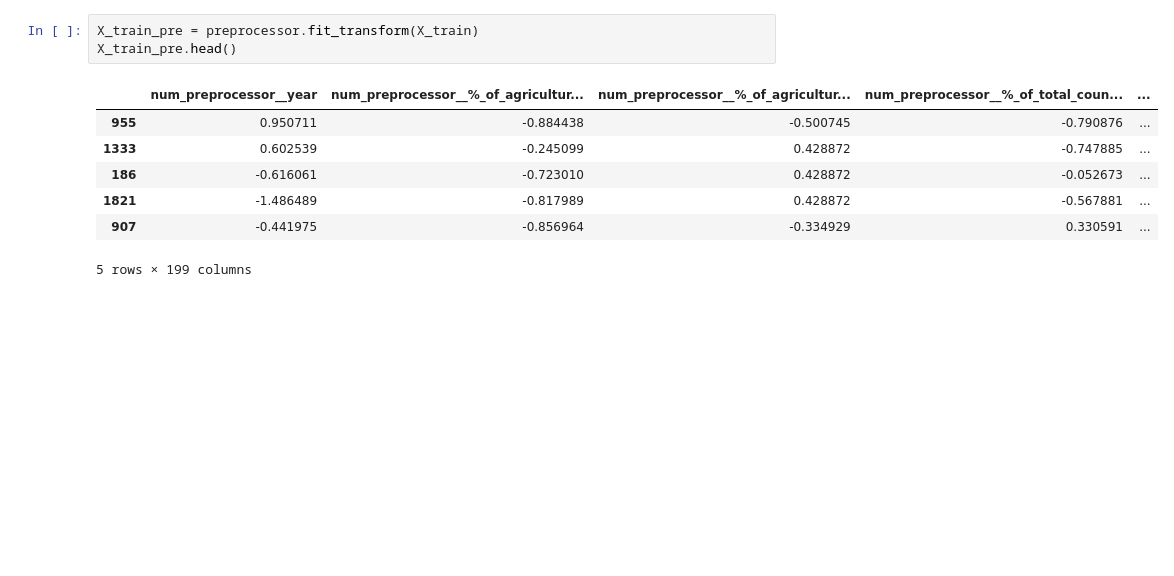
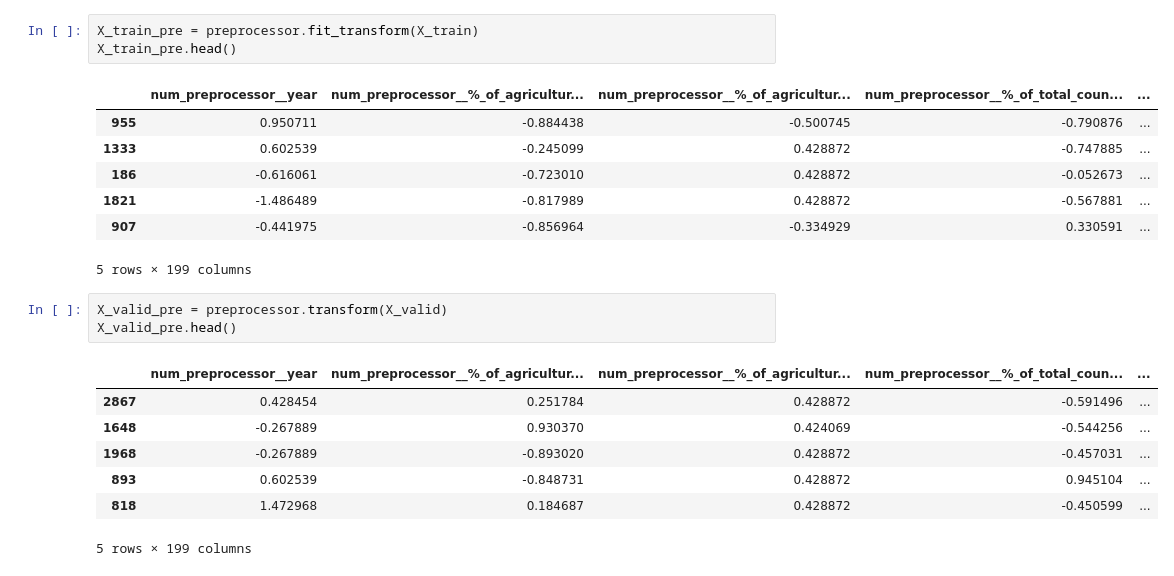
Before and after one commit to giumr06/Final_Project_Water_Management, a Jupyter notebook: convert_table.ipynb, the cells around one changed output. Saved outputs shown, nothing was run; the diff lists cells and outputs as text; blank space fills up the shorter version.

Commit message:
x_valid

```diff
--- a/convert_table.ipynb
+++ b/convert_table.ipynb
@@ -979,3 +979,14 @@ X_train_pre.head()
 | 1821 | -1.486489 | -0.817989 | 0.428872 | -0.567881 | ... |
 | 907 | -0.441975 | -0.856964 | -0.334929 | 0.330591 | ... |
 5 rows × 199 columns
+# %%
+X_valid_pre = preprocessor.transform(X_valid)
+X_valid_pre.head()
+# %% [output]
+|  | num_preprocessor__year | num_preprocessor__%_of_agricultur... | num_preprocessor__%_of_agricultur... | num_preprocessor__%_of_total_coun... | ... |
+| 2867 | 0.428454 | 0.251784 | 0.428872 | -0.591496 | ... |
+| 1648 | -0.267889 | 0.930370 | 0.424069 | -0.544256 | ... |
+| 1968 | -0.267889 | -0.893020 | 0.428872 | -0.457031 | ... |
+| 893 | 0.602539 | -0.848731 | 0.428872 | 0.945104 | ... |
+| 818 | 1.472968 | 0.184687 | 0.428872 | -0.450599 | ... |
+5 rows × 199 columns
```
